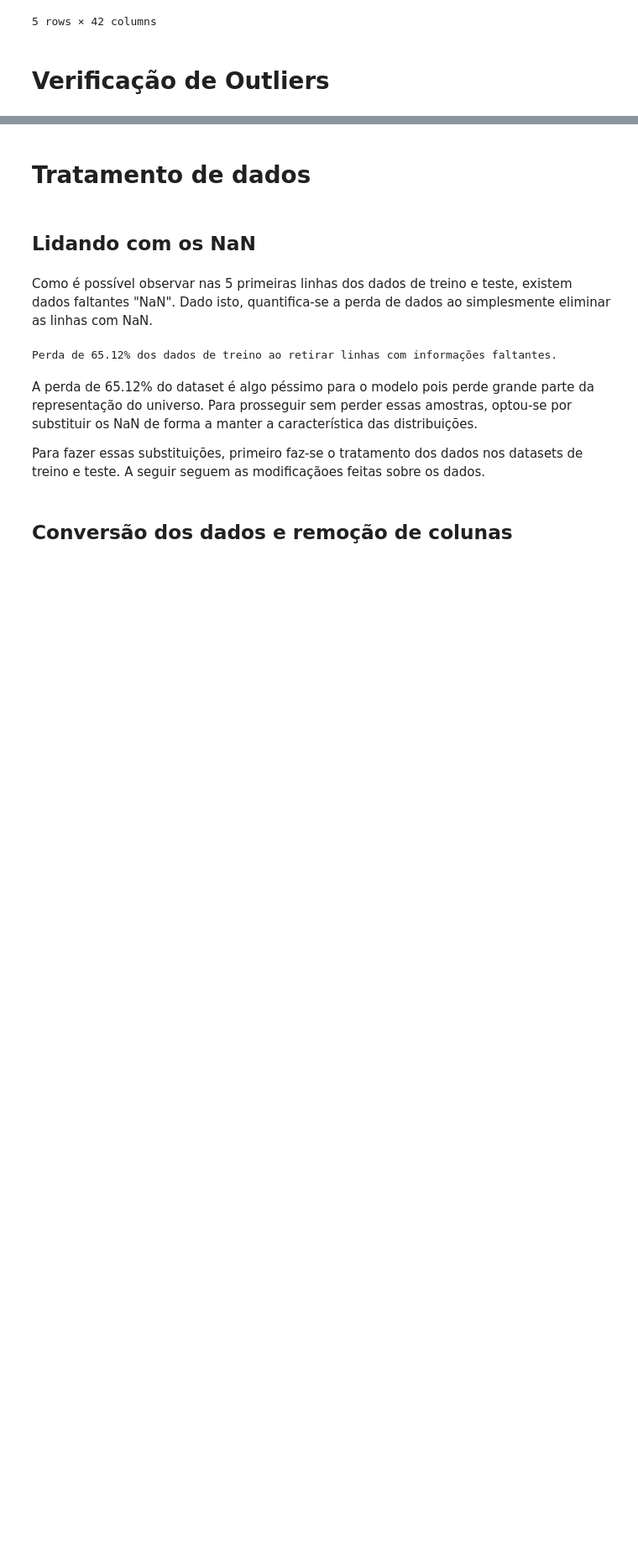
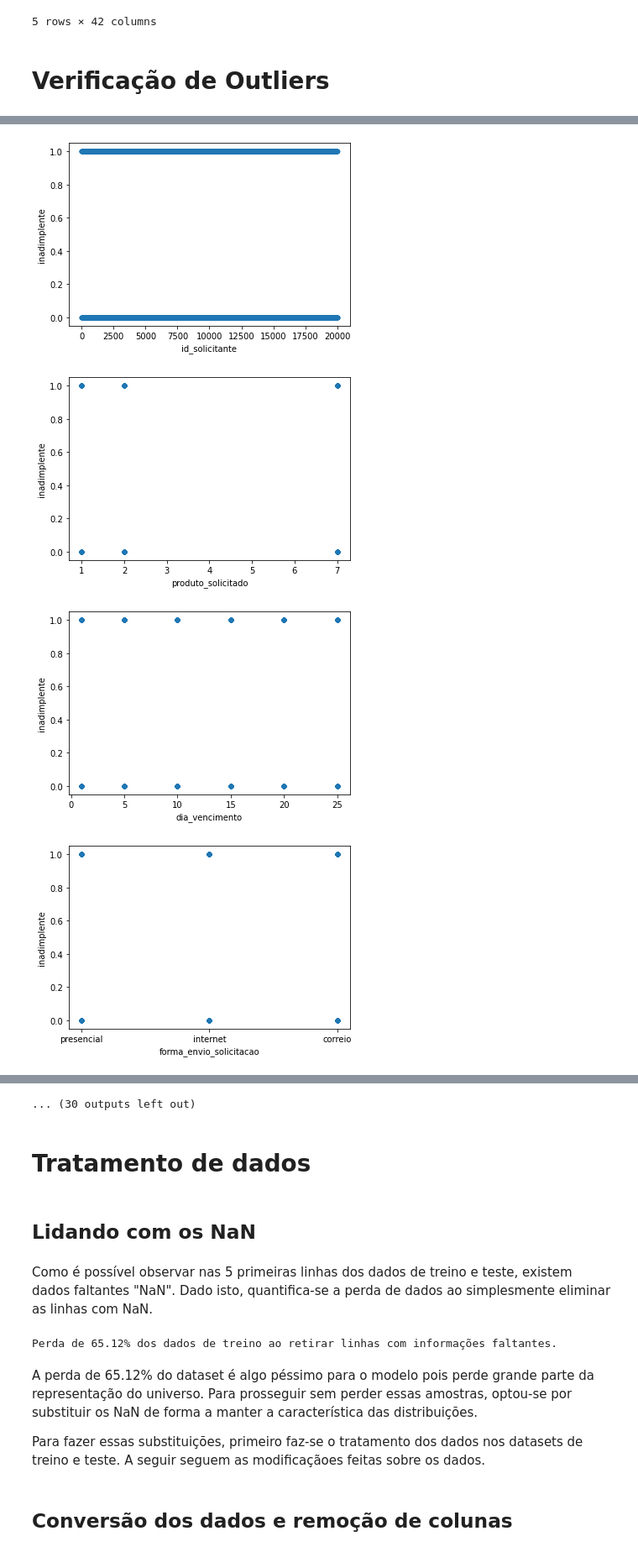
Before and after one commit to leandroassis/aprendizado-de-maquinas, a Jupyter notebook: classificador-de-credito.ipynb, the cells around one changed output, grey strips where cells are left out. Shown: that part at 84% size. Cells and saved outputs as stored; diff of their text form; code cells hidden in the pictures; blank space fills up the shorter version.

```diff
--- a/classificador-de-credito.ipynb
+++ b/classificador-de-credito.ipynb
@@ -40,6 +42,11 @@ Após gerar os gráficos de todas as colunas do datasets, percebeu-se que existe
 # %%
-#for coluna in dados_treino.columns:
-#     ax1 = dados_treino.plot.scatter(x=coluna, y='inadimplente')
+for coluna in dados_treino.columns:
+     dados_treino.plot.scatter(x=coluna, y='inadimplente')
 
 dados_treino[dados_treino['qtde_dependentes'] > 15] #printa o outlier
 dados_treino = dados_treino.drop(8489)
+# %% [output]
+[figure, added]
+[figure, added]
+[figure, added]
+[figure, added]
@@ -46,3 +61,4 @@ dados_treino = dados_treino.drop(8489)
+... (30 outputs left out)
 # %% [markdown]
 # Tratamento de dados
 # %% [markdown]
```
Also changed, not shown: parts of 31 cells of this notebook.
